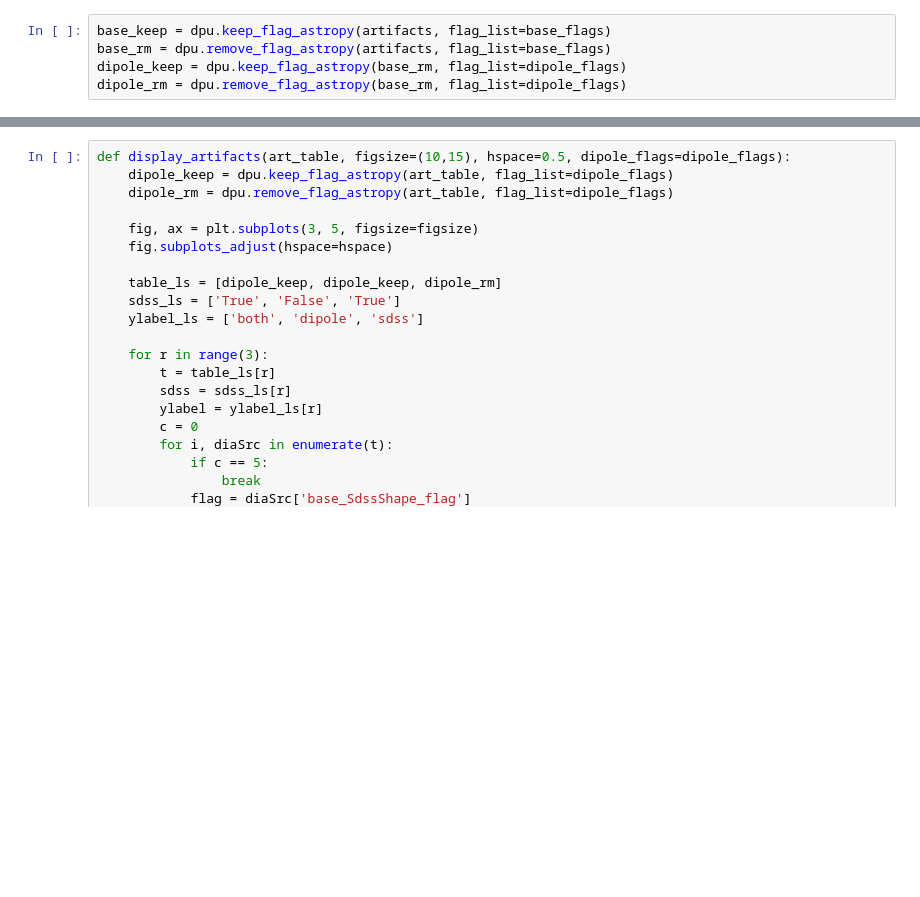
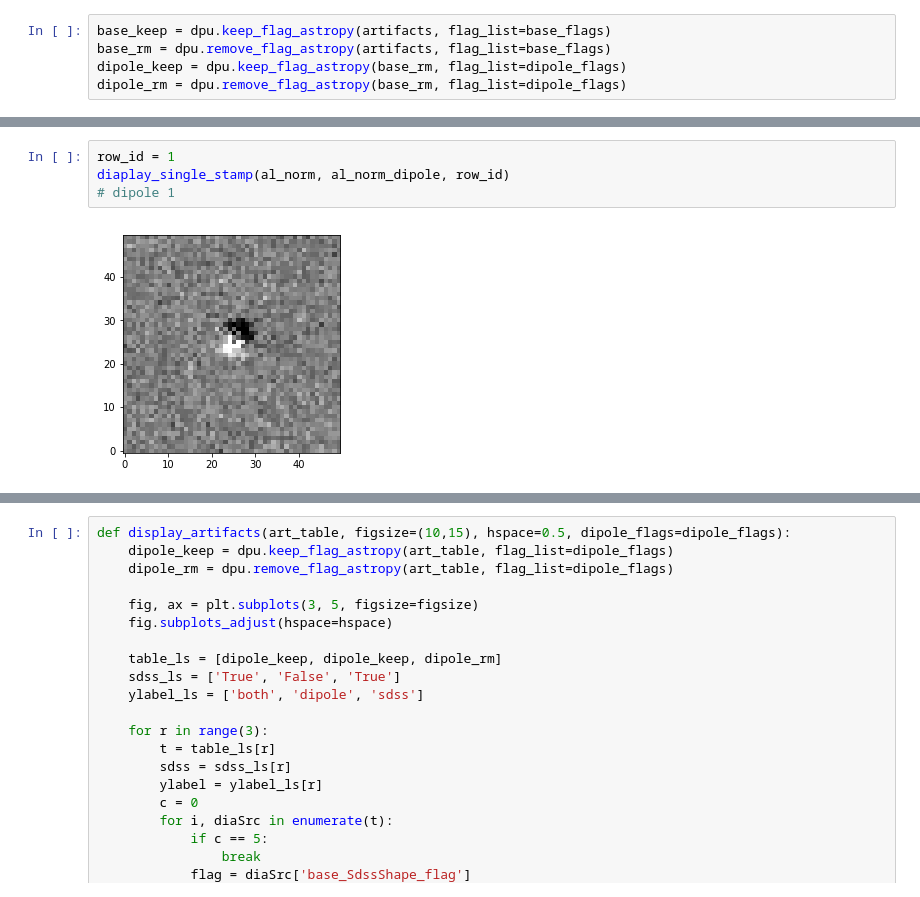
Before and after one commit to LSSTDESC/dia_improvement, a Jupyter notebook: devel/paper_table.ipynb, the cells around one changed output, grey strips where cells are left out. Drawn from its saved outputs; the diff is of its cells as text; blank space fills up the shorter version.

```diff
--- a/devel/paper_table.ipynb
+++ b/devel/paper_table.ipynb
@@ -997,0 +1067,6 @@ interval = ZScaleInterval()
+# %%
+row_id = 1
+diaplay_single_stamp(al_norm, al_norm_dipole, row_id)
+# dipole 1
+# %% [output]
+[figure, added]
```
Also changed, not shown: parts of 25 cells of this notebook.
